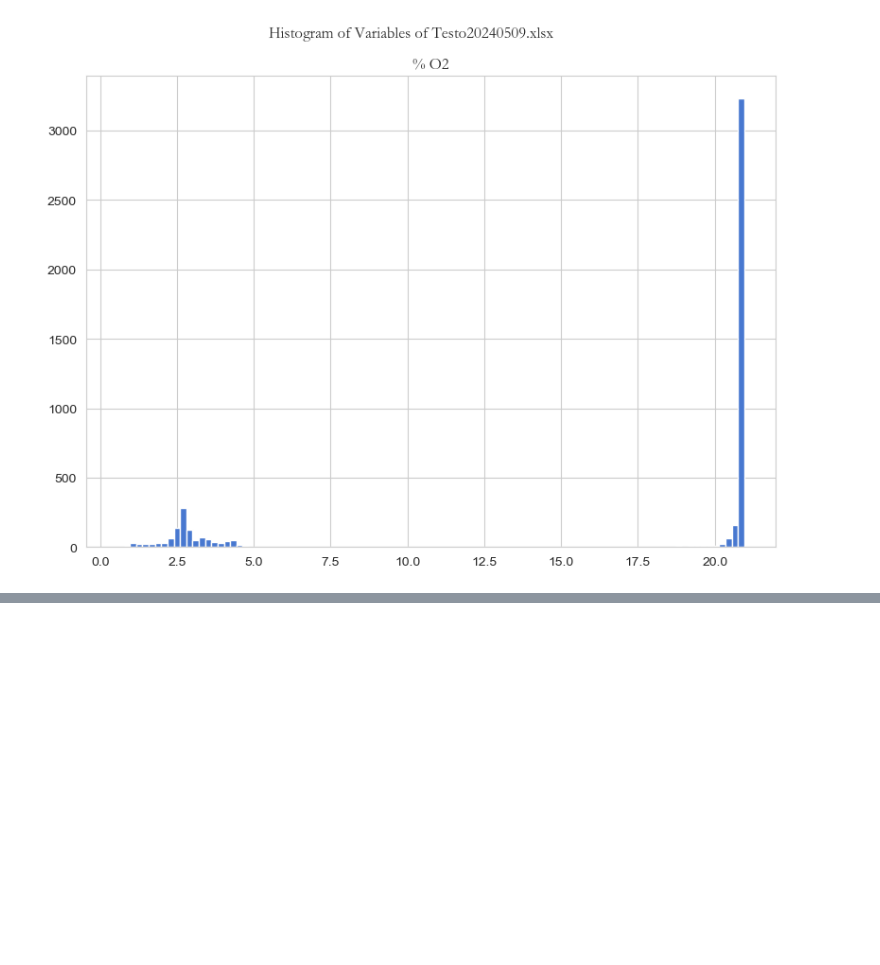
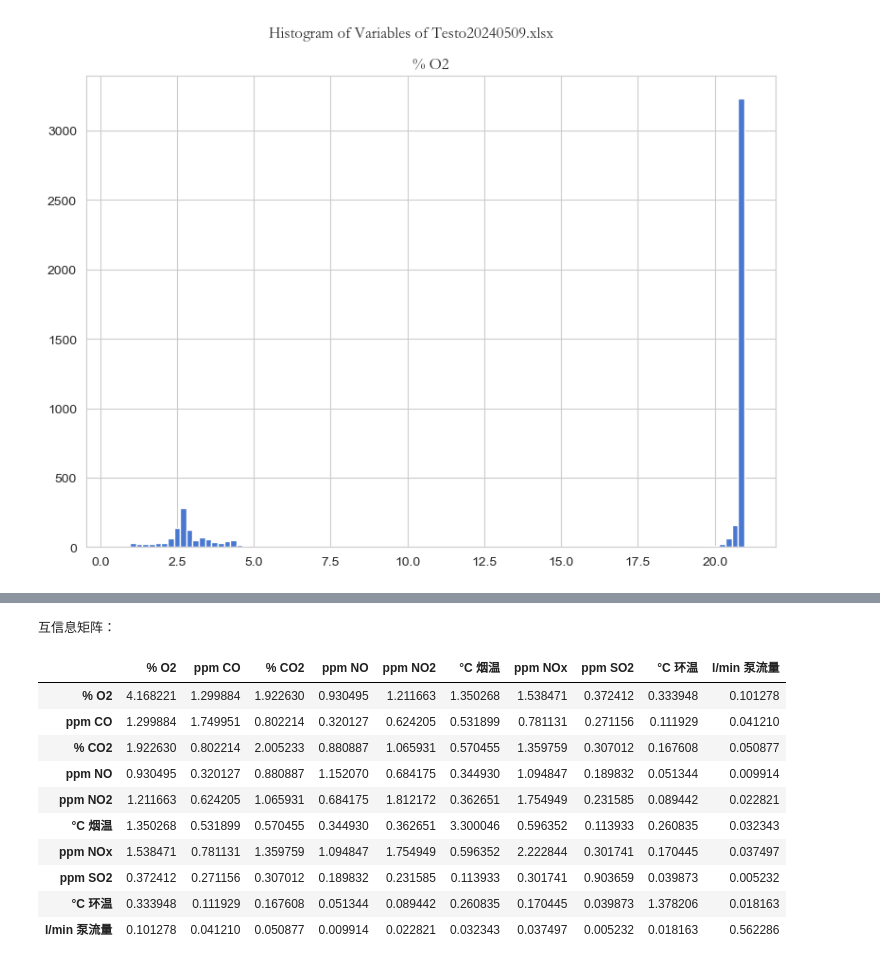
Before and after one commit to Celestopia/gas-data-prediction, a Jupyter notebook: test_scripts/20241009_EDA.ipynb, the cells around one changed output, grey strips where cells are left out. Saved outputs shown, nothing was run; the diff lists cells and outputs as text; code cells hidden in the pictures; blank space fills up the shorter version.

```diff
--- a/test_scripts/20241009_EDA.ipynb
+++ b/test_scripts/20241009_EDA.ipynb
@@ -84,3 +84,37 @@ None
 | 75% | 2024-05-15 14:20:39.500000 | 20.910000 | 3.000000 | 10.000000 | 1.400000 | 12.200000 | 1.000000 | 28.600000 | 0.990000 |
 | max | 2024-05-15 16:20:17 | 20.980000 | 10441.000000 | 27.000000 | 8.400000 | 29.000000 | 218.000000 | 31.300000 | 1.240000 |
 | std | NaN | 8.013602 | 394.865106 | 7.486168 | 0.956886 | 8.070523 | 8.039027 | 1.330979 | 0.024779 |
+# %%
+from sklearn.metrics import mutual_info_score
+
+data=pd.read_excel(data_paths[0])[var_names].apply( # 读取指定变量（var_names）的数据
+            lambda x:pd.to_numeric(x, errors='coerce') # 对于非数字值，用nan填充
+            ).fillna(0).to_numpy() # 对于nan值，用0填充
+
+# 获取数组的形状
+n_cols = data.shape[1]
+
+# 初始化互信息矩阵
+mi_matrix = np.zeros((n_cols, n_cols))
+
+# 计算互信息
+for i in range(n_cols):
+    for j in range(n_cols):
+        mi_matrix[i, j] = mutual_info_score(data[:, i], data[:, j])
+
+# 输出互信息矩阵
+print("互信息矩阵：")
+display(pd.DataFrame(mi_matrix, columns=var_names, index=var_names))
+# %% [output]
+互信息矩阵：
+|  | % O2 | ppm CO | % CO2 | ppm NO | ppm NO2 | °C 烟温 | ppm NOx | ppm SO2 | °C 环温 | l/min 泵流量 |
+| % O2 | 4.168221 | 1.299884 | 1.922630 | 0.930495 | 1.211663 | 1.350268 | 1.538471 | 0.372412 | 0.333948 | 0.101278 |
+| ppm CO | 1.299884 | 1.749951 | 0.802214 | 0.320127 | 0.624205 | 0.531899 | 0.781131 | 0.271156 | 0.111929 | 0.041210 |
+| % CO2 | 1.922630 | 0.802214 | 2.005233 | 0.880887 | 1.065931 | 0.570455 | 1.359759 | 0.307012 | 0.167608 | 0.050877 |
+| ppm NO | 0.930495 | 0.320127 | 0.880887 | 1.152070 | 0.684175 | 0.344930 | 1.094847 | 0.189832 | 0.051344 | 0.009914 |
+| ppm NO2 | 1.211663 | 0.624205 | 1.065931 | 0.684175 | 1.812172 | 0.362651 | 1.754949 | 0.231585 | 0.089442 | 0.022821 |
+| °C 烟温 | 1.350268 | 0.531899 | 0.570455 | 0.344930 | 0.362651 | 3.300046 | 0.596352 | 0.113933 | 0.260835 | 0.032343 |
+| ppm NOx | 1.538471 | 0.781131 | 1.359759 | 1.094847 | 1.754949 | 0.596352 | 2.222844 | 0.301741 | 0.170445 | 0.037497 |
+| ppm SO2 | 0.372412 | 0.271156 | 0.307012 | 0.189832 | 0.231585 | 0.113933 | 0.301741 | 0.903659 | 0.039873 | 0.005232 |
+| °C 环温 | 0.333948 | 0.111929 | 0.167608 | 0.051344 | 0.089442 | 0.260835 | 0.170445 | 0.039873 | 1.378206 | 0.018163 |
+| l/min 泵流量 | 0.101278 | 0.041210 | 0.050877 | 0.009914 | 0.022821 | 0.032343 | 0.037497 | 0.005232 | 0.018163 | 0.562286 |
```
Also changed, not shown: parts of 1 cell of this notebook, 21 other files.
